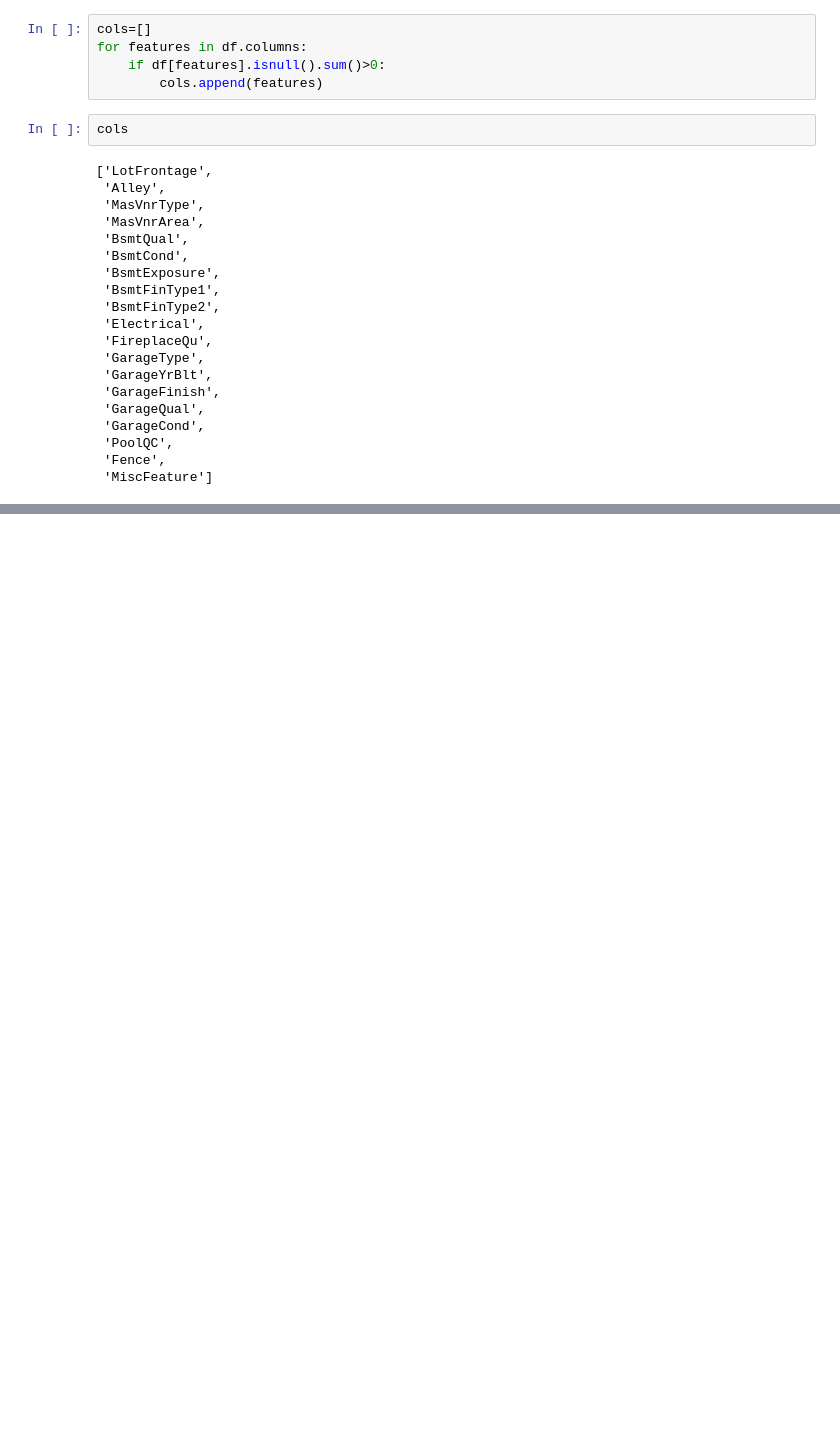
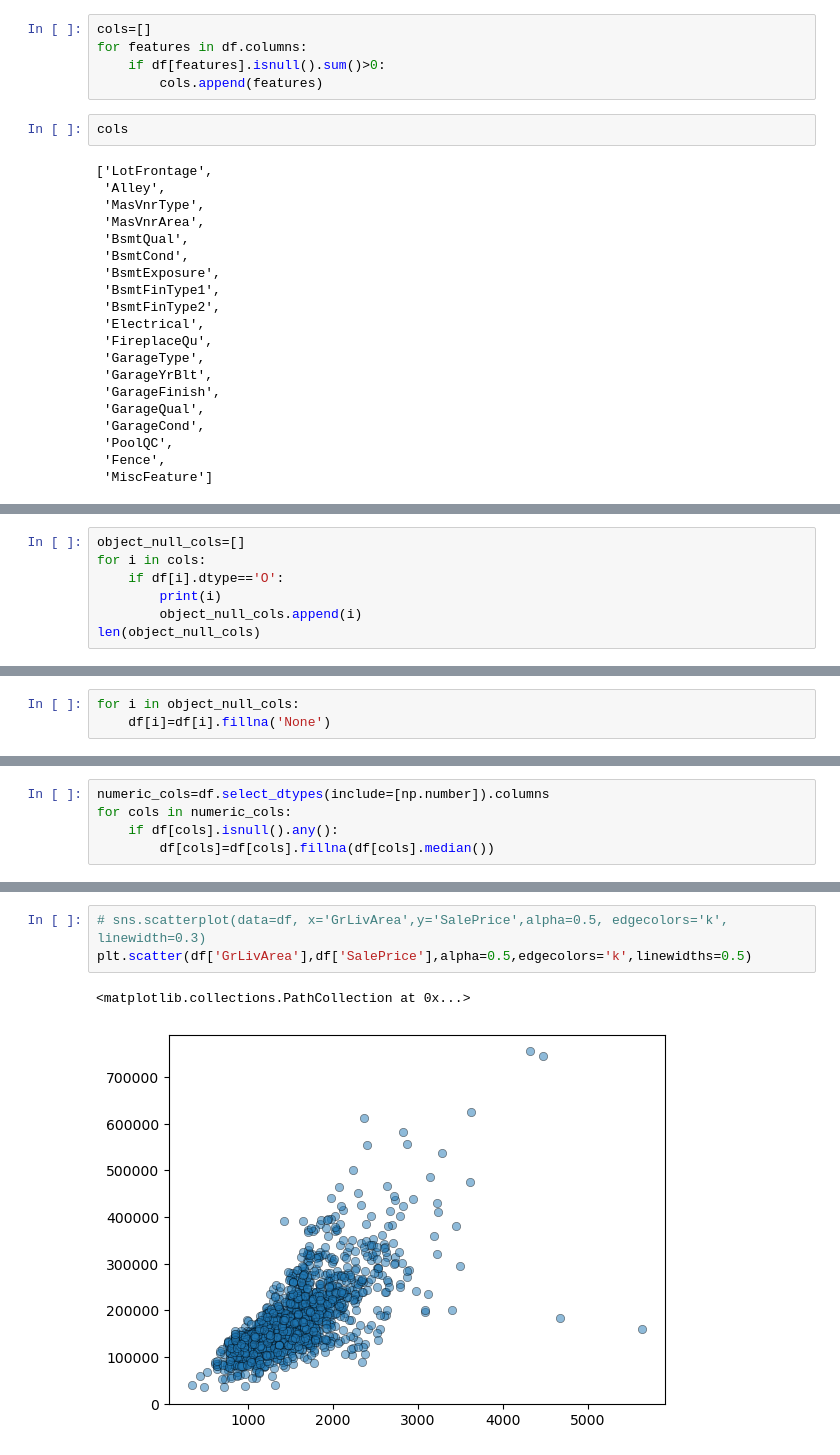
Before and after one commit to AKS-19/DA-DS-AI-ML-Projects, a Jupyter notebook: 1-Linear Regression/house_price_my.ipynb, the cells around one changed output, grey strips where cells are left out. Drawn from its saved outputs; the diff is of its cells as text; blank space fills up the shorter version.

```diff
--- a/1-Linear Regression/house_price_my.ipynb
+++ b/1-Linear Regression/house_price_my.ipynb
@@ -144,0 +183,7 @@ for i in cols:
+# %%
+object_null_cols=[]
+for i in cols:
+    if df[i].dtype=='O':
+        print(i)
+        object_null_cols.append(i)
+len(object_null_cols)
@@ -144,0 +208,3 @@ for i in cols:
+# %%
+for i in object_null_cols:
+    df[i]=df[i].fillna('None')
@@ -144,0 +226,5 @@ for i in cols:
+# %%
+numeric_cols=df.select_dtypes(include=[np.number]).columns
+for cols in numeric_cols:
+    if df[cols].isnull().any():
+        df[cols]=df[cols].fillna(df[cols].median())
@@ -144,0 +261,6 @@ for i in cols:
+# %%
+# sns.scatterplot(data=df, x='GrLivArea',y='SalePrice',alpha=0.5, edgecolors='k', linewidth=0.3)
+plt.scatter(df['GrLivArea'],df['SalePrice'],alpha=0.5,edgecolors='k',linewidths=0.5)
+# %% [output]
+<matplotlib.collections.PathCollection at 0x...>
+[figure, added]
```
Also changed, not shown: parts of 38 cells of this notebook, 1 other file.
